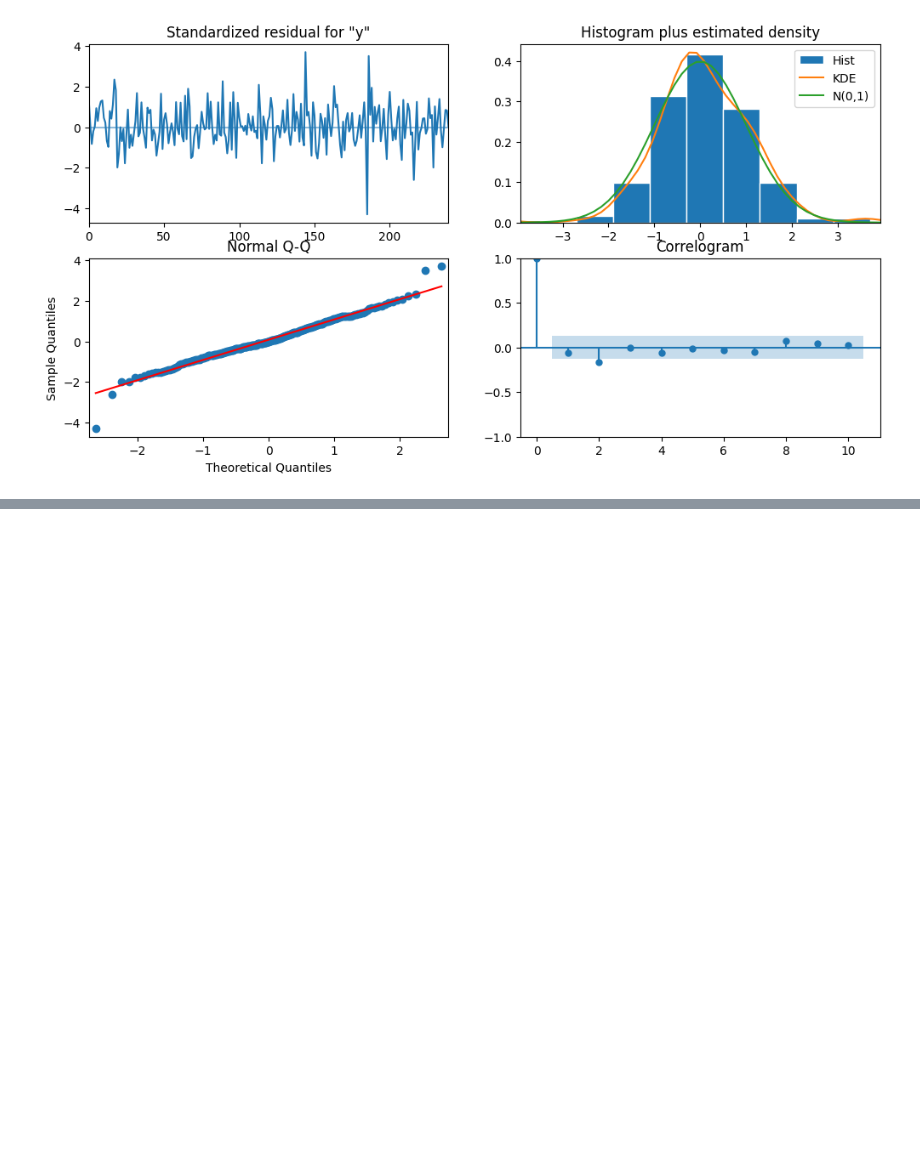
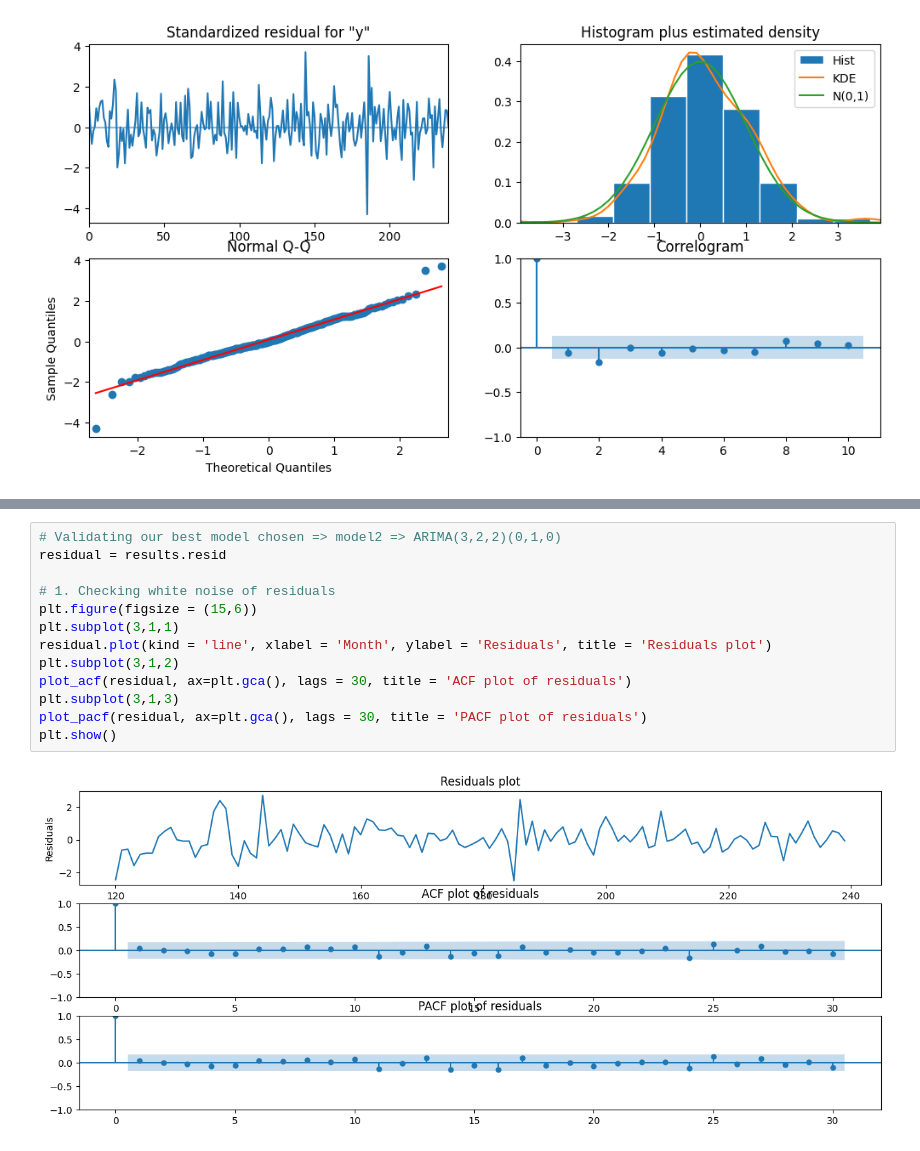
Before and after one commit to Millares95/Investigation_Code, a Jupyter notebook: ultimate_ARIMA_Forcast.ipynb, the cells around one changed output, grey strips where cells are left out. Cells and saved outputs as stored; diff of their text form; blank space fills up the shorter version.

```diff
--- a/ultimate_ARIMA_Forcast.ipynb
+++ b/ultimate_ARIMA_Forcast.ipynb
@@ -490,0 +554,15 @@ model_fitted.plot_diagnostics(figsize=(12, 6))
+# %%
+# Validating our best model chosen => model2 => ARIMA(3,2,2)(0,1,0)
+residual = results.resid
+
+# 1. Checking white noise of residuals
+plt.figure(figsize = (15,6))
+plt.subplot(3,1,1)
+residual.plot(kind = 'line', xlabel = 'Month', ylabel = 'Residuals', title = 'Residuals plot')
+plt.subplot(3,1,2)
+plot_acf(residual, ax=plt.gca(), lags = 30, title = 'ACF plot of residuals')
+plt.subplot(3,1,3)
+plot_pacf(residual, ax=plt.gca(), lags = 30, title = 'PACF plot of residuals')
+plt.show()
+# %% [output]
+[figure, added]
```
Also changed, not shown: parts of 8 cells of this notebook.
